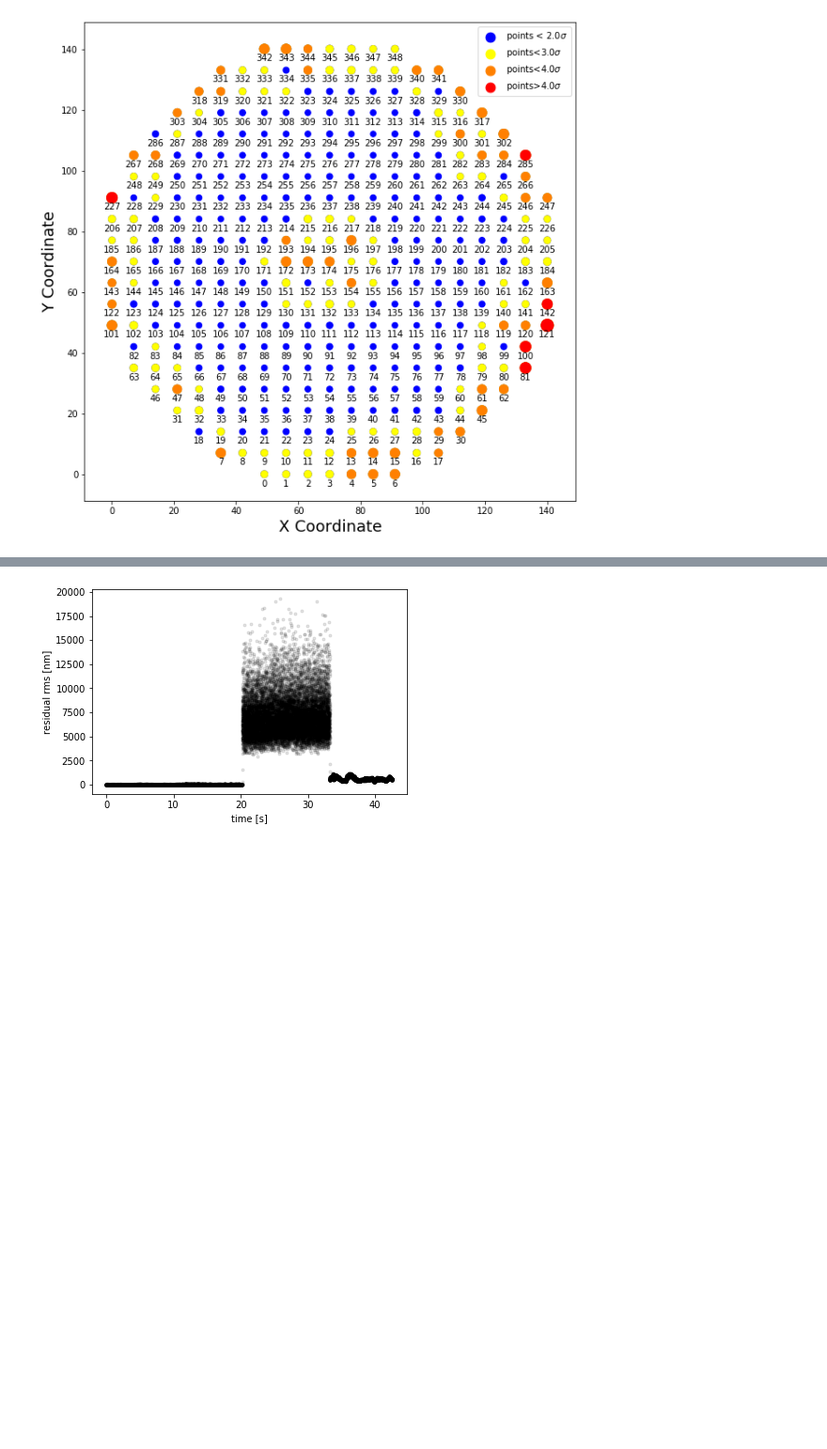
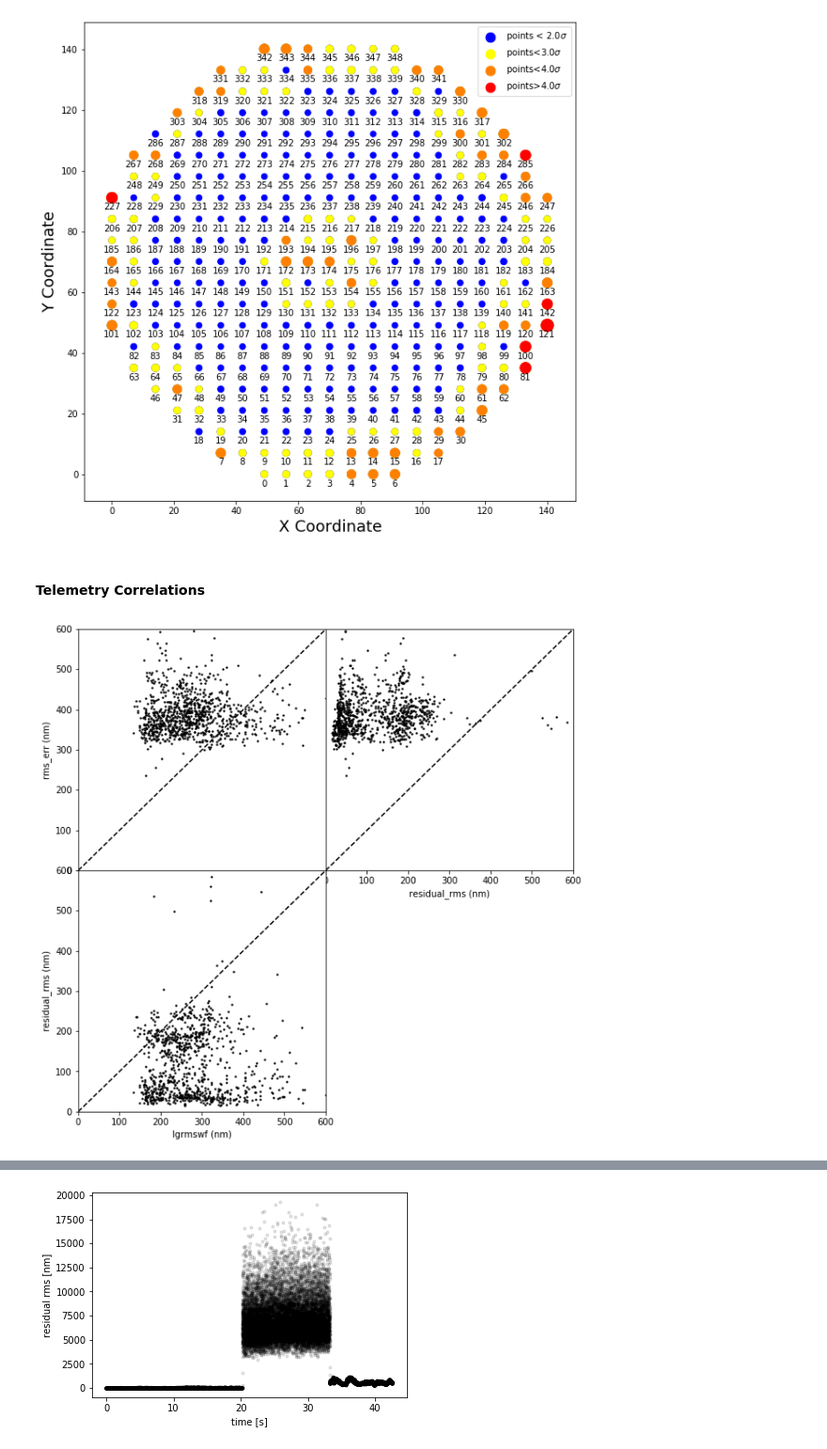
Before and after one commit to eramey16/berkeley_research, a Jupyter notebook: Keck_Performance/Analyzing_Long_Term_Performance.ipynb, the cells around one changed output, grey strips where cells are left out. Shown at 94% size. Drawn from its saved outputs; the diff is of its cells as text; code cells hidden in the pictures; blank space fills up the shorter version.

```diff
--- a/Keck_Performance/Analyzing_Long_Term_Performance.ipynb
+++ b/Keck_Performance/Analyzing_Long_Term_Performance.ipynb
@@ -297,3 +297,51 @@ p_util.plot_array(testfile2, data_type='residual wavefront', sig_clip=[2.0, 3.0,
 x_std = np.std(data.a.offsetcentroid[0][:, range(0, 608, 2)], axis=0)
 y_std = np.std(data.a.offsetcentroid[0][:, range(1, 608, 2)], axis=0)
 std_all = np.sqrt(x_std**2 + y_std**2)
+# %% [markdown]
+#### Telemetry Correlations
+# %%
+tel_file = "ao_telemetry/telemetry_table.fits"
+meta_file = "ao_telemetry/metadata_table.fits"
+df_tele = Table.read(tel_file, format='fits').to_pandas()
+df_meta = Table.read(meta_file, format = 'fits').to_pandas()
+# %%
+fig, ax = plt.subplots(2,2, figsize = (10,10))
+plt.subplots_adjust(hspace = 0, wspace = 0)
+
+x = np.linspace(0,1000,1000)
+y = x
+ax1 = ax[0,0]
+ax2 = ax[0,1]
+ax3 = ax[1,0]
+ax4 = ax[1,1].axis('off')
+
+# Uncommenting the additional ax.scatter calls below will colorize based on delta t
+ax1.scatter(df_meta['lgrmswf'], df_meta['rms_err'],s = 2, c = 'k')
+# ax1.scatter(df['DIMM'], df['MASS'], s = 4, c = np.abs(df['DIMM_mjd'] - df['MASS_mjd']), cmap = 'viridis_r')
+ax1.plot(x,y, color = 'k', linestyle = '--')
+ax1.set_xlim(0,600)
+ax1.set_ylim(0,600)
+ax1.set_xticks([])
+ax1.set_ylabel('rms_err (nm)')
+
+ax2.scatter(df_tele['residual_rms'], df_meta['rms_err'],s = 2, c = 'k')
+# ax2.scatter(df['MASSPRO'], df['MASS'], s = 4, c = np.abs(df['MASSPRO_mjd'] - df['MASS_mjd']), cmap = 'viridis_r')
+ax2.plot(x,y, color = 'k', linestyle = '--')
+ax2.set_xlabel('residual_rms (nm)')
+ax2.set_yticks([])
+#ax2.set_xticks([0.2,0.4,0.6,0.8,1])
+ax2.set_xlim(0,600)
+ax2.set_ylim(0,600)
+
+ax3.scatter(df_meta['lgrmswf'], df_tele['residual_rms'], s = 2, c = 'k')
+# ax3.scatter(df['DIMM'], df['MASSPRO'], s = 4, c = np.abs(df['DIMM_mjd'] - df['MASSPRO_mjd']), cmap = 'viridis_r')
+ax3.plot(x,y, color = 'k', linestyle = '--')
+ax3.set_ylabel('residual_rms (nm)')
+#ax3.set_yticks([0,0.2,0.4,0.6,0.8])
+ax3.set_xlim(0,600)
+ax3.set_ylim(0,600)
+ax3.set_xlabel('lgrmswf (nm)')
+
+plt.show()
+# %% [output]
+[figure, added]
```
Also changed, not shown: parts of 6 cells of this notebook, 5 other files.
